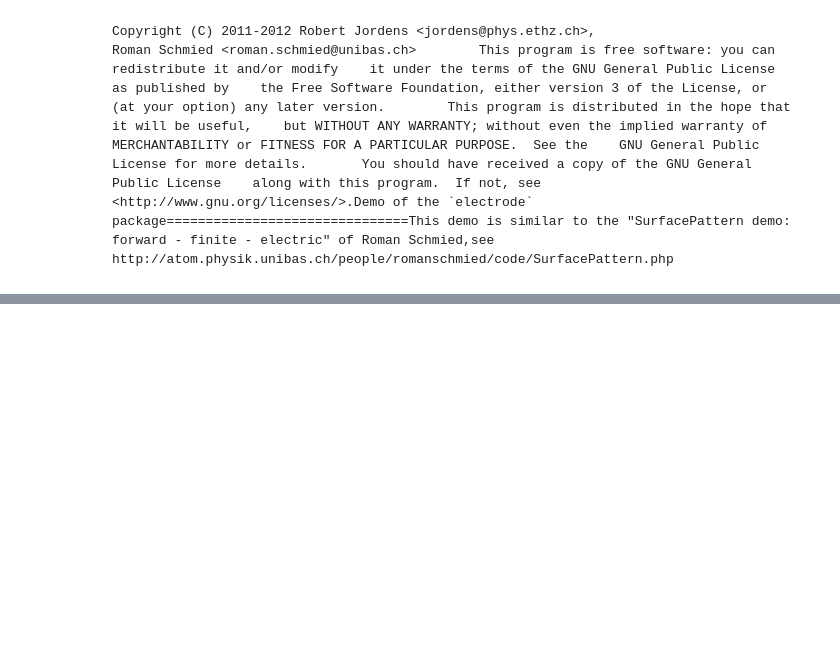
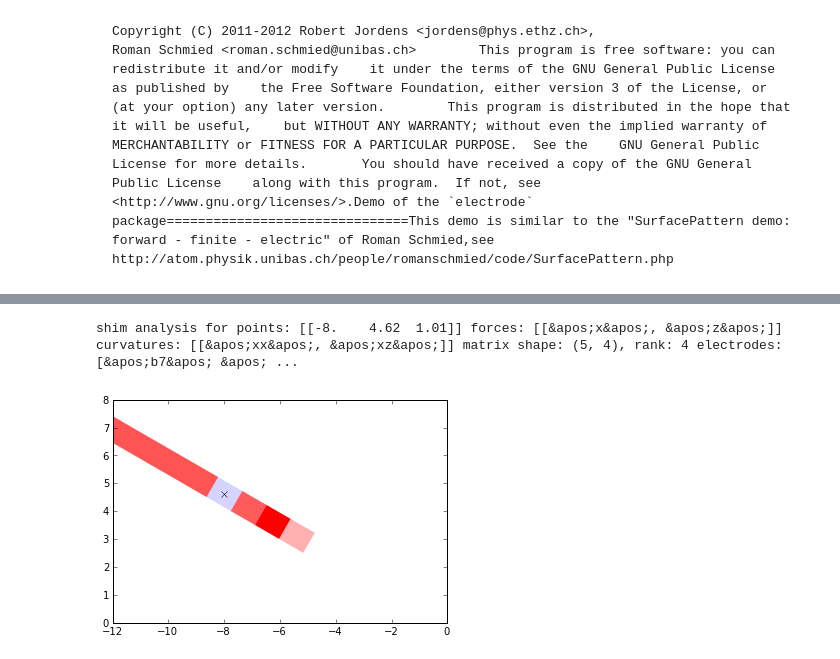
Before and after one commit to nist-ionstorage/electrode, a Jupyter notebook: notebooks/rfjunction.ipynb, the cells around one changed output, grey strips where cells are left out. Saved outputs shown, nothing was run; the diff lists cells and outputs as text; code cells hidden in the pictures; blank space fills up the shorter version.

```diff
--- a/notebooks/rfjunction.ipynb
+++ b/notebooks/rfjunction.ipynb
@@ -27,2 +10,0 @@ plt.plot(xc[:, 1], s.potential(xc))
-# %%
-x0 = x0a10els = "a7 a8 a9 a10 a11".split()for line in s.analyze_shims([x0], electrodes=els, use_modes=False,    forces=["y z".split()], curvatures=["yy yz".split()]):    print lineforces, curvatures, us = line# add some yy curvaturefor eli, ui in zip(els, us[:, 2]):    s.electrode(eli).voltage_dc = .02*ui
@@ -38,0 +21,5 @@ u = 27 V, f = 55 MHz, m = 24 amu, q = 1 qe, l = 40 µm, axis=(0, 1, 2)analyze po
+# %%
+x0a10, x0b10, x0c10 = (channel(s.electrode(e).paths[0].mean(axis=0)[0]) for e in "a10 b10 c10".split())x0 = x0b10els = "b7 b8 b9 b10 b11".split()for line in s.analyze_shims([x0], electrodes=els, use_modes=True,    forces=["x z".split()], curvatures=["xx xz".split()]):    if type(line) == type(""):        print lineforces, curvatures, us = line# add some yy curvaturefor eli, ui in zip(els, us[:, 2]):    s.electrode(eli).voltage_dc = .02*uifig = plt.figure()ax = fig.add_subplot(1, 1, 1, aspect="equal")ax.set_xlim((-12,0))ax.set_ylim((0,8))s.plot_voltages(ax)ax.plot(x0[0], x0[1], "kx")l = 40e-6u = 27.m = 24*constants.atomic_massq = 1*constants.elementary_chargeo = 2*pi*55e6scale = (u*q/l/o)**2/(4*m) # rf pseudopotential energy scaledc_scale = scale/q # dc energy scalefor line in s.analyze_static(x0, l=l, u=u, o=o, m=m, q=q):    print line    # undo yy curvature at x0for eli, ui in zip(els, us[:, 2]):    s.electrode(eli).voltage_dc = .0
+# %% [output]
+shim analysis for points: [[-8.    4.62  1.01]] forces: [[&apos;x&apos;, &apos;z&apos;]] curvatures: [[&apos;xx&apos;, &apos;xz&apos;]] matrix shape: (5, 4), rank: 4 electrodes: [&apos;b7&apos; &apos; ...
+[figure, added]
```
Also changed, not shown: parts of 13 cells of this notebook, 4 other files.
